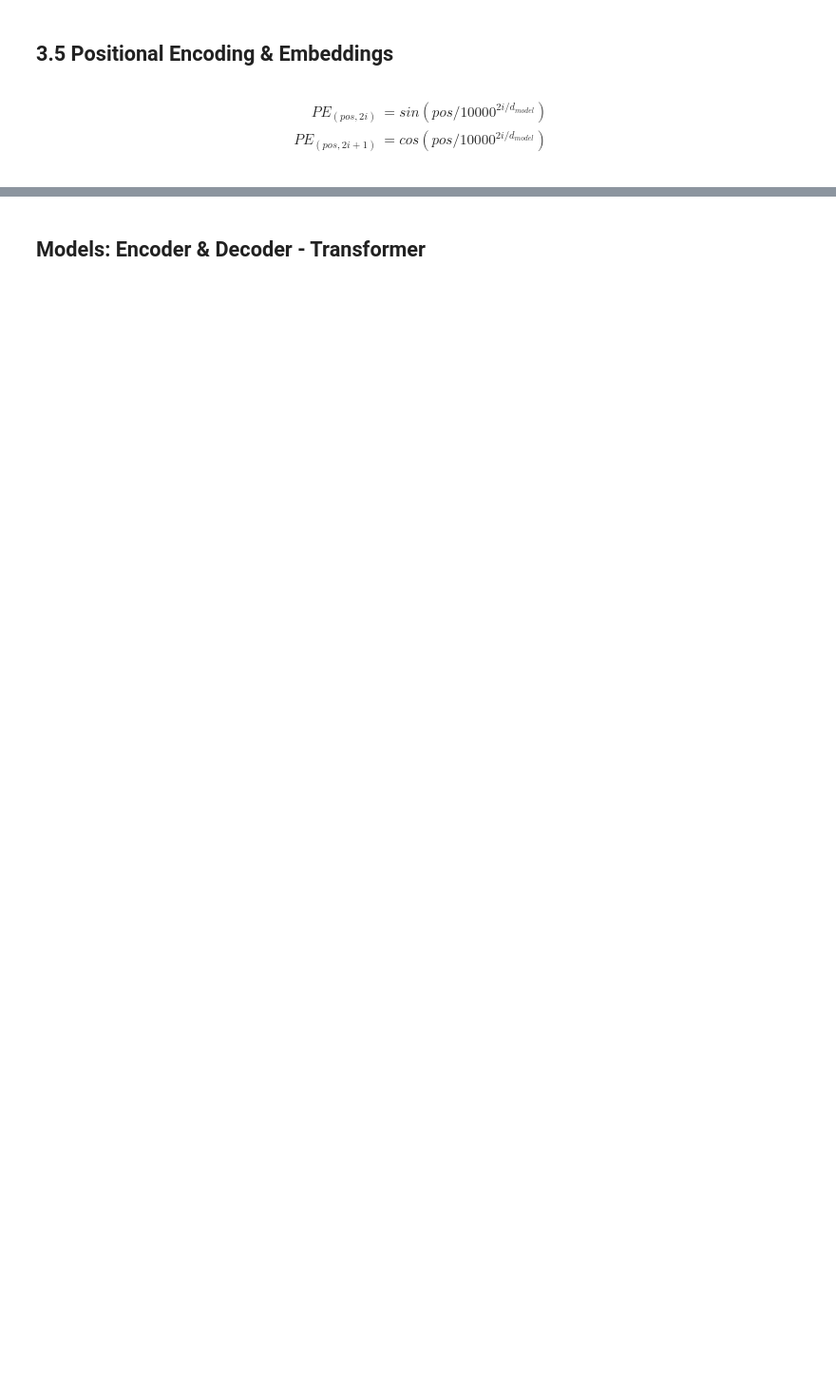
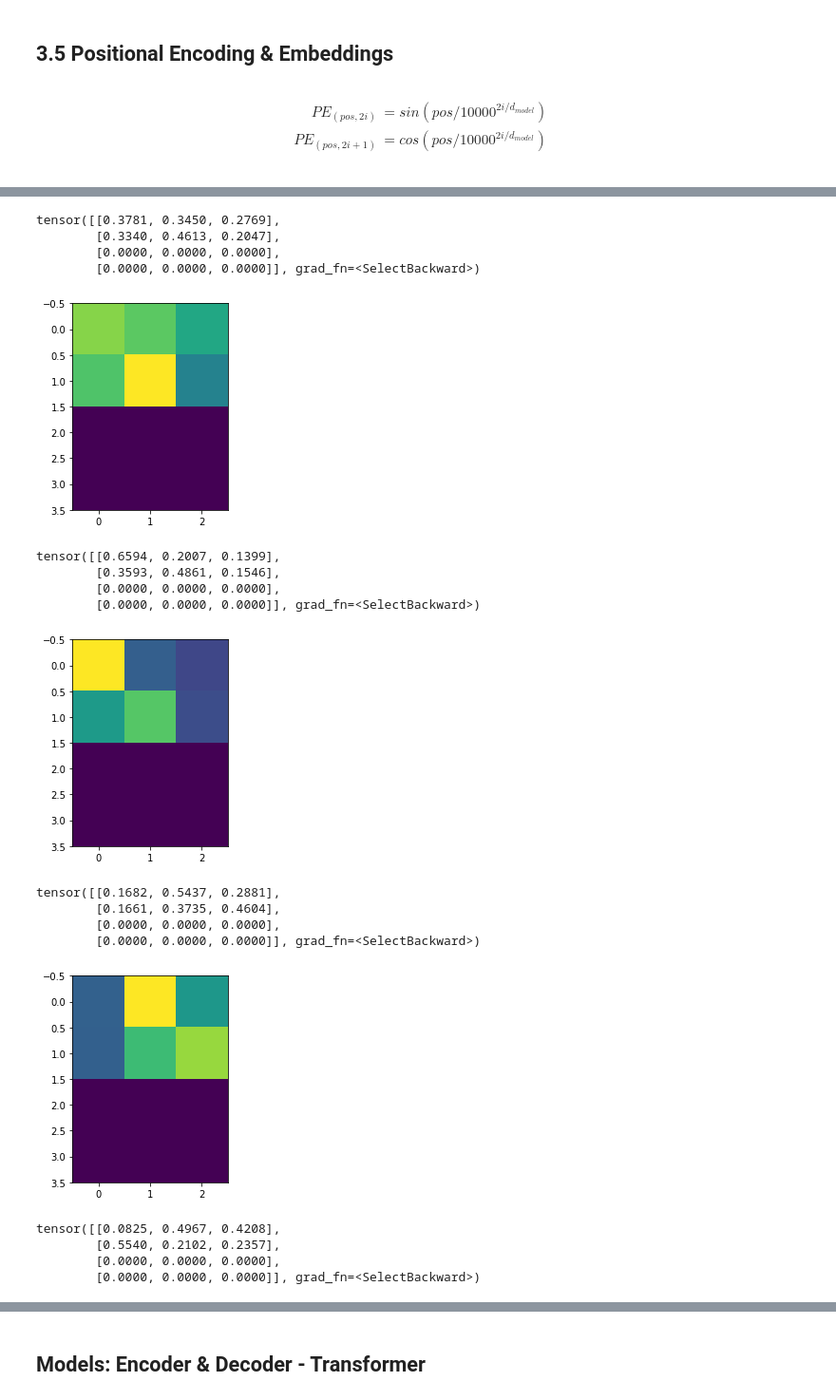
Before and after one commit to simonjisu/deepnlp_study, a Jupyter notebook: notebook/04_Transformer.ipynb, the cells around one changed output, grey strips where cells are left out. Shown at 95% size. Saved outputs shown, nothing was run; the diff lists cells and outputs as text; code cells hidden in the pictures; blank space fills up the shorter version.

```diff
--- a/notebook/04_Transformer.ipynb
+++ b/notebook/04_Transformer.ipynb
@@ -476,0 +680,22 @@ dec_output.size(), dec_self_attn.size(), dec_enc_attn.size()
+# %%
+draw_mask(dec_enc_attn, batch=2, stop=4)
+# %% [output]
+tensor([[0.3781, 0.3450, 0.2769],
+        [0.3340, 0.4613, 0.2047],
+        [0.0000, 0.0000, 0.0000],
+        [0.0000, 0.0000, 0.0000]], grad_fn=<SelectBackward>)
+[figure, added]
+tensor([[0.6594, 0.2007, 0.1399],
+        [0.3593, 0.4861, 0.1546],
+        [0.0000, 0.0000, 0.0000],
+        [0.0000, 0.0000, 0.0000]], grad_fn=<SelectBackward>)
+[figure, added]
+tensor([[0.1682, 0.5437, 0.2881],
+        [0.1661, 0.3735, 0.4604],
+        [0.0000, 0.0000, 0.0000],
+        [0.0000, 0.0000, 0.0000]], grad_fn=<SelectBackward>)
+[figure, added]
+tensor([[0.0825, 0.4967, 0.4208],
+        [0.5540, 0.2102, 0.2357],
+        [0.0000, 0.0000, 0.0000],
+        [0.0000, 0.0000, 0.0000]], grad_fn=<SelectBackward>)
```
Also changed, not shown: parts of 54 cells of this notebook, 43 other files.
